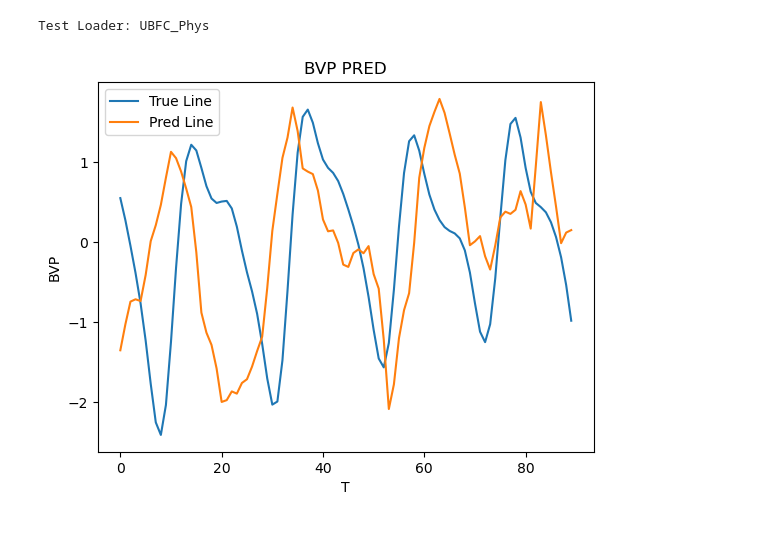
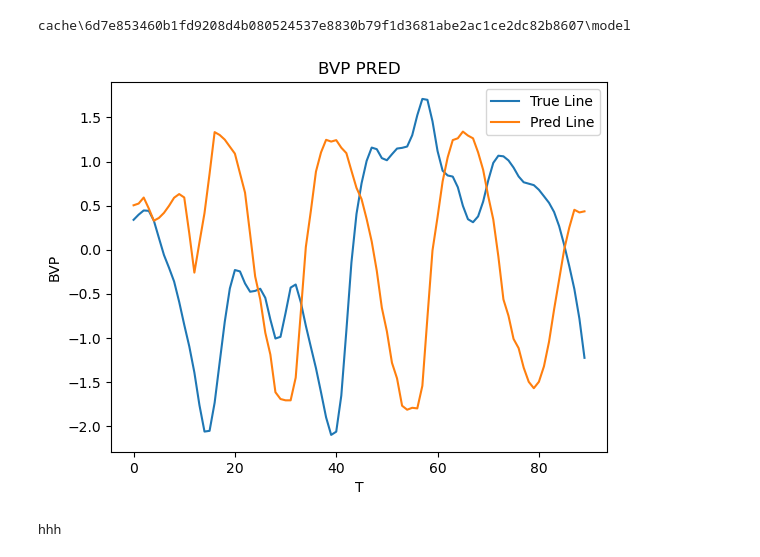
Before and after one commit to gnaloaixey/rppg_video_compression, a Jupyter notebook: main.ipynb, the cells around one changed output. Cells and saved outputs as stored; diff of their text form; code cells hidden in the pictures.

```diff
--- a/main.ipynb
+++ b/main.ipynb
@@ -76,41 +93,37 @@ Epoch [13/100], Loss: 0.1981
+# %%
+# load test model
+use_cache_model = True
+
+import matplotlib.pyplot as plt
+import numpy as np
+if use_cache_model and is_need_train:
+    cache_model = Cache('model').read_model()
+    model.load_state_dict(cache_model.state_dict())
+model.eval()
+model.to('cpu')
+pass
+# %% [output]
+cache\6d7e853460b1fd9208d4b080524537e8830b79f1d3681abe2ac1ce2dc82b8607\model
 # %%
-use_cache_model = False
-
-import matplotlib.pyplot as plt
-import numpy as np
-test_reader = get_test_reader()
-tensor_data_generator = get_test_data_generator()
-print(f'Test Loader: {test_reader.loader_name}')
-data = test_reader.load_data()
-test_dataloader = tensor_data_generator.get_tensor_dataloader(data,force_clear_cache=force_clear_test_cache)
-# test
-if 'model' not in dir():
-    model = load_model.get_model()
-model.eval()
-if use_cache_model:
-    cache_model = Cache('model').read_model()
-    model.load_state_dict(cache_model.state_dict())
+# output image
 i = 0
 for batch_X, batch_y in test_dataloader:
     index_n = 7
     if i == index_n:
         plt.title("BVP PRED")
         plt.xlabel("T")
         plt.ylabel("BVP")
         pred = model(batch_X)
         true_data = np.array(batch_y.view(-1).numpy())
         pred_data = np.array(pred.detach().view(-1).numpy())
         true_data = true_data = (true_data - true_data.mean())/true_data.std()
         pred_data = pred_data = (pred_data - pred_data.mean())/pred_data.std()
         plt.plot(true_data, label="True Line")
         plt.plot(pred_data, label="Pred Line")
         plt.legend()
         plt.show()
     if i > index_n:
         break
     i+=1
-
-# 评价指标
 # %% [output]
-Test Loader: UBFC_Phys
-[figure, old version]
+[figure, new version]
@@ -124,0 +130,8 @@ model(input_data)
+# %%
+try:
+    while True:
+        pass
+except KeyboardInterrupt:
+    print("hhh")
+# %% [output]
+hhh
```
Also changed, not shown: parts of 6 cells of this notebook, 19 other files.
